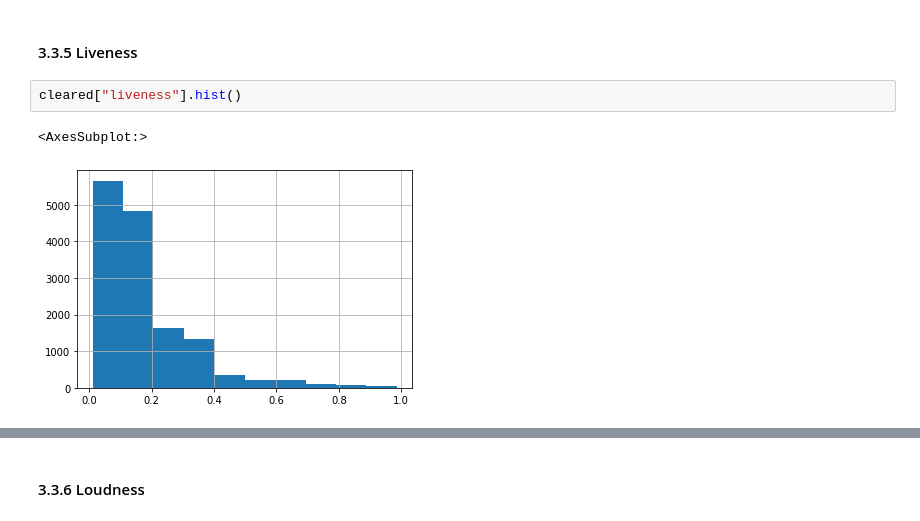
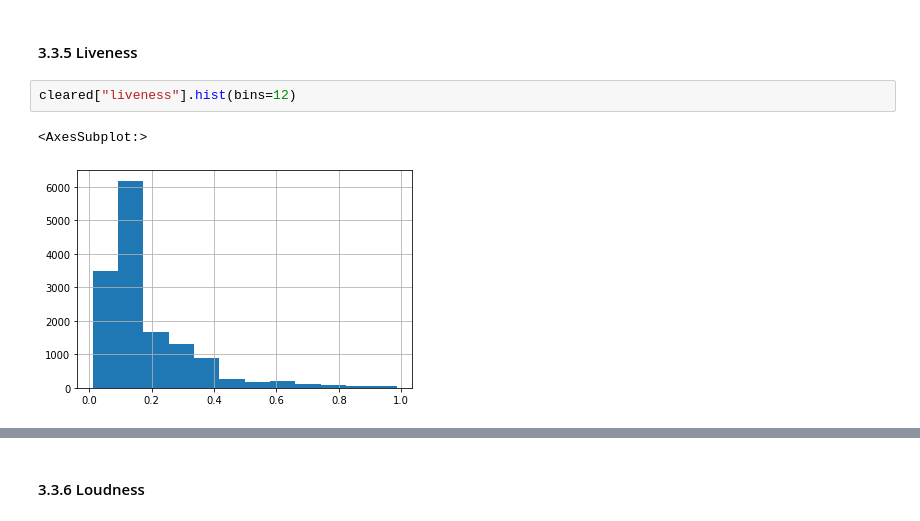
Before and after one commit to dschmtz/Data-Exploration-Project, a Jupyter notebook: project.ipynb, the cells around one changed output, grey strips where cells are left out. Drawn from its saved outputs; the diff is of its cells as text.

```diff
--- a/project.ipynb
+++ b/project.ipynb
@@ -308,7 +429,7 @@ cleared["instrumentalness"].hist()
 # %% [markdown]
 #### 3.3.5 Liveness
 # %%
-cleared["liveness"].hist()
+cleared["liveness"].hist(bins=12)
 # %% [output]
 <AxesSubplot:>
-[figure, old version]
+[figure, new version]
```
Also changed, not shown: parts of 71 cells of this notebook.
